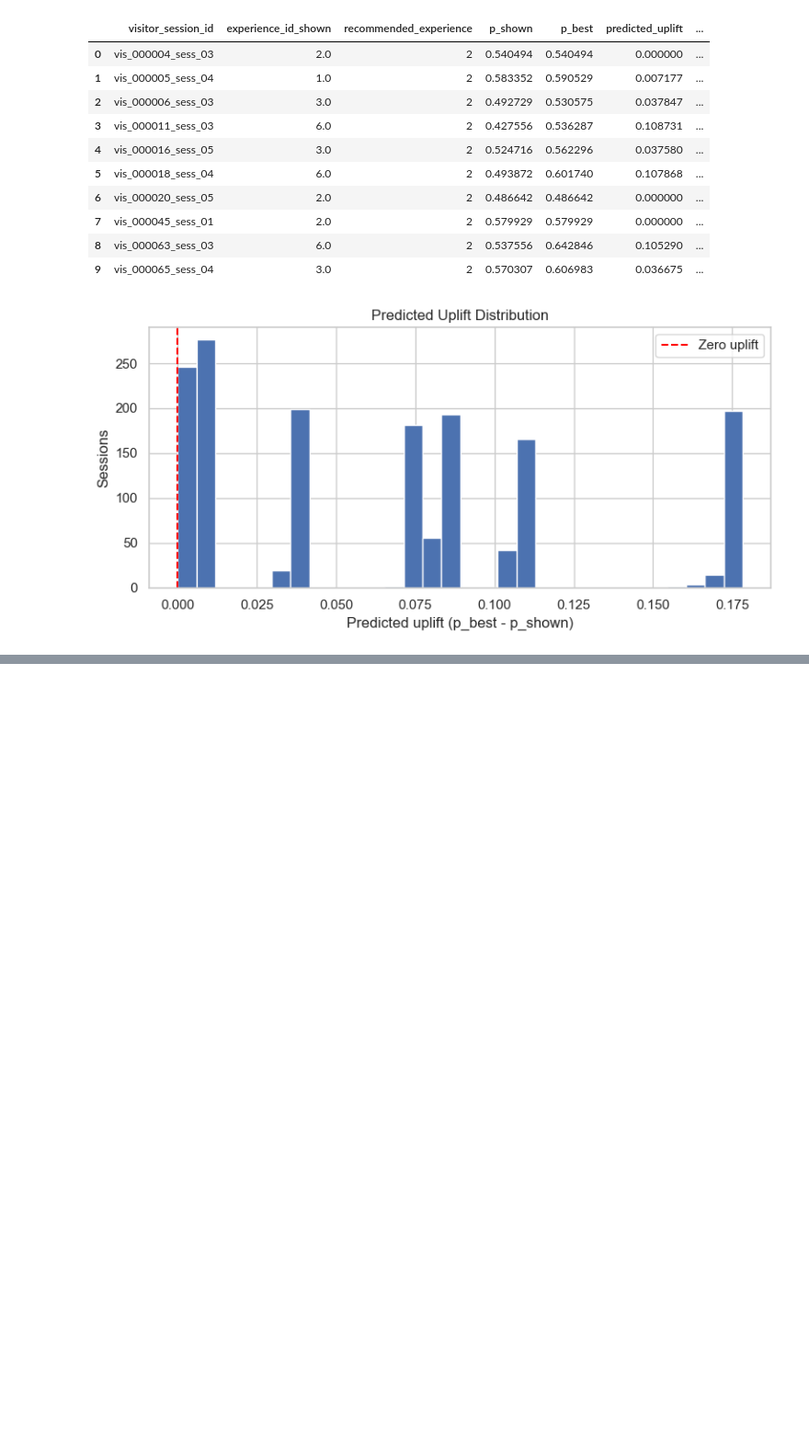
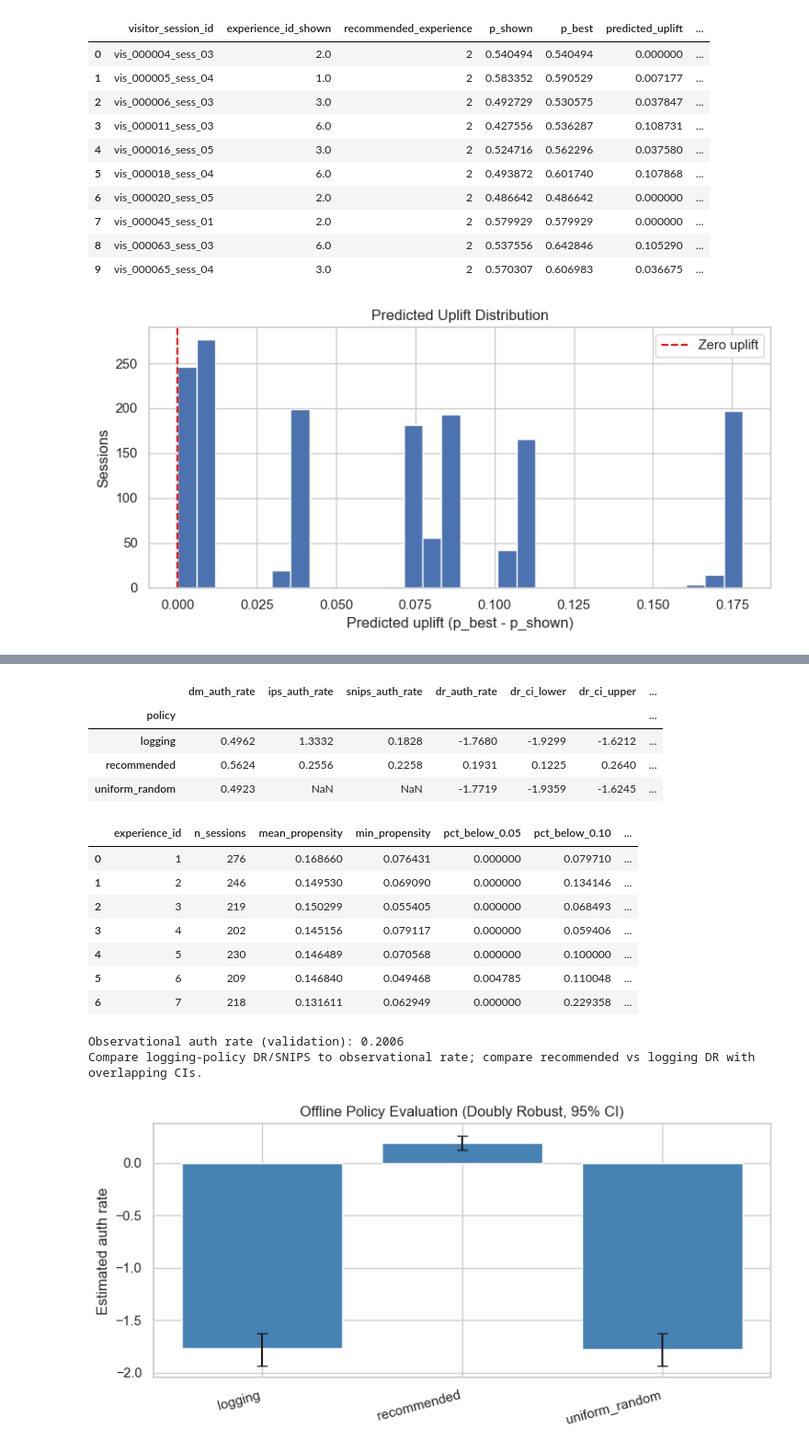
Before and after one commit to lonelysun1990/turbotax, a Jupyter notebook: notebooks/homepage_experience_modeling.ipynb, the cells around one changed output, grey strips where cells are left out. Shown at 92% size. Saved outputs shown, nothing was run; the diff lists cells and outputs as text; code cells hidden in the pictures; blank space fills up the shorter version.

```diff
--- a/notebooks/homepage_experience_modeling.ipynb
+++ b/notebooks/homepage_experience_modeling.ipynb
@@ -519,0 +665,47 @@ plt.show()
+# %%
+from src.evaluation import plot_policy_ope
+from src.ope import compare_policies_holdout, overlap_diagnostics
+
+ope_policies = {
+    "logging": val_df["experience_id_shown"].values,
+    "recommended": recommendations["recommended_experience"].values,
+}
+
+ope_results, prop_matrix, outcome_matrix = compare_policies_holdout(
+    train_df,
+    val_df,
+    feature_cols,
+    ope_policies,
+    auth_model=auth_model,
+    n_bootstrap=500,
+)
+
+display(ope_results.round(4))
+display(overlap_diagnostics(prop_matrix, val_df["experience_id_shown"].values))
+
+obs_auth_rate = val_df["authenticated"].mean()
+print(f"Observational auth rate (validation): {obs_auth_rate:.4f}")
+print(
+    "Compare logging-policy DR/SNIPS to observational rate; "
+    "compare recommended vs logging DR with overlapping CIs."
+)
+
+plot_policy_ope(ope_results)
+plt.show()
+# %% [output]
+|  | dm_auth_rate | ips_auth_rate | snips_auth_rate | dr_auth_rate | dr_ci_lower | dr_ci_upper | ... |
+| policy |  |  |  |  |  |  | ... |
+| logging | 0.4962 | 1.3332 | 0.1828 | -1.7680 | -1.9299 | -1.6212 | ... |
+| recommended | 0.5624 | 0.2556 | 0.2258 | 0.1931 | 0.1225 | 0.2640 | ... |
+| uniform_random | 0.4923 | NaN | NaN | -1.7719 | -1.9359 | -1.6245 | ... |
+|  | experience_id | n_sessions | mean_propensity | min_propensity | pct_below_0.05 | pct_below_0.10 | ... |
+| 0 | 1 | 276 | 0.168660 | 0.076431 | 0.000000 | 0.079710 | ... |
+| 1 | 2 | 246 | 0.149530 | 0.069090 | 0.000000 | 0.134146 | ... |
+| 2 | 3 | 219 | 0.150299 | 0.055405 | 0.000000 | 0.068493 | ... |
+| 3 | 4 | 202 | 0.145156 | 0.079117 | 0.000000 | 0.059406 | ... |
+| 4 | 5 | 230 | 0.146489 | 0.070568 | 0.000000 | 0.100000 | ... |
+| 5 | 6 | 209 | 0.146840 | 0.049468 | 0.004785 | 0.110048 | ... |
+| 6 | 7 | 218 | 0.131611 | 0.062949 | 0.000000 | 0.229358 | ... |
+Observational auth rate (validation): 0.2006
+Compare logging-policy DR/SNIPS to observational rate; compare recommended vs logging DR with overlapping CIs.
+[figure, added]
```
Also changed, not shown: parts of 4 cells of this notebook, 2 other files.
